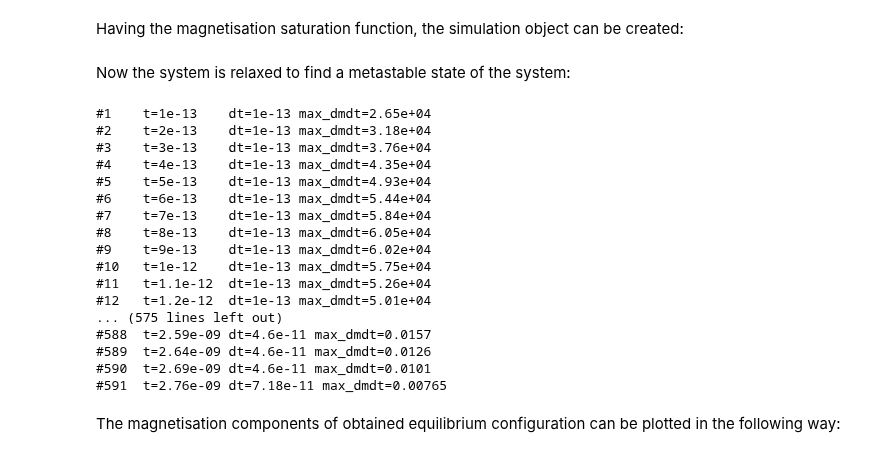
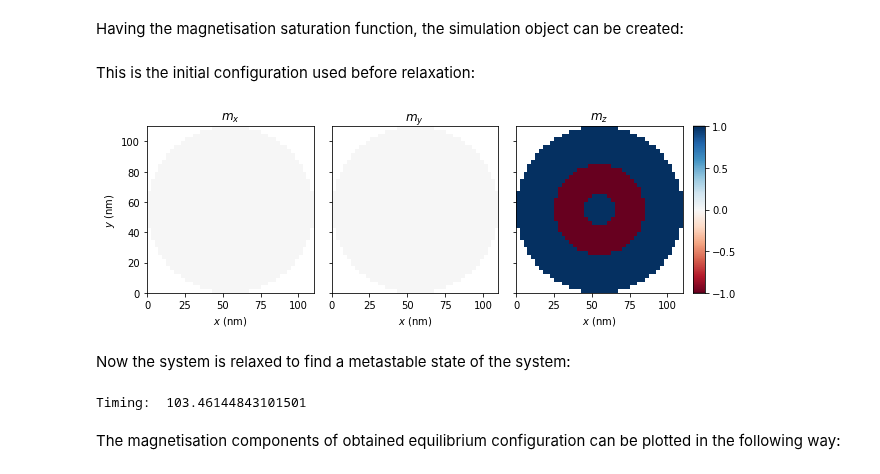
Before and after one commit to computationalmodelling/fidimag, a Jupyter notebook: doc/ipynb/isolated_skyrmion.ipynb, the cells around one changed output. Saved outputs shown, nothing was run; the diff lists cells and outputs as text; code cells hidden in the pictures.

```diff
--- a/doc/ipynb/isolated_skyrmion.ipynb
+++ b/doc/ipynb/isolated_skyrmion.ipynb
@@ -79,6 +80,7 @@ gamma = 2.211e5  # gyromagnetic ration (m/As)
 
 # Create simulation object.
 sim = Sim(mesh)
+# sim = Sim(mesh, driver='steepest_descent')
 sim.Ms = Ms_function(Ms)
 sim.driver.alpha = alpha
 sim.driver.gamma = gamma
@@ -90,34 +92,31 @@ sim.add(Demag())
 
 # Since the magnetisation dynamics is not important in this stage,
 # the precession term in LLG equation can be set to artificially zero.
-sim.driver.do_precession = False
+# sim.driver.do_precession = False
+
+sim.driver.tmax = 1
 
 # Initialise the system.
 sim.set_m(init_m)
+# %% [markdown]
+This is the initial configuration used before relaxation:
+# %%
+plot(sim, component='all', z=0.0, cmap='RdBu')
+# %% [output]
+[figure, added]
 # %% [markdown]
 Now the system is relaxed to find a metastable state of the system:
 # %%
-# PYTEST_VALIDATE_IGNORE_OUTPUT
+%%capture
 # Relax the system to its equilibrium.
+# We will time the code using 3 threads in an i7-4790
+start = time.time()
 sim.driver.relax(dt=1e-13, stopping_dmdt=0.01, max_steps=5000, save_m_steps=None, save_vtk_steps=None)
+end = time.time()
-# %% [output]
-#1    t=1e-13    dt=1e-13 max_dmdt=2.65e+04
-#2    t=2e-13    dt=1e-13 max_dmdt=3.18e+04
-#3    t=3e-13    dt=1e-13 max_dmdt=3.76e+04
-#4    t=4e-13    dt=1e-13 max_dmdt=4.35e+04
-#5    t=5e-13    dt=1e-13 max_dmdt=4.93e+04
-#6    t=6e-13    dt=1e-13 max_dmdt=5.44e+04
-#7    t=7e-13    dt=1e-13 max_dmdt=5.84e+04
-#8    t=8e-13    dt=1e-13 max_dmdt=6.05e+04
-#9    t=9e-13    dt=1e-13 max_dmdt=6.02e+04
-#10   t=1e-12    dt=1e-13 max_dmdt=5.75e+04
-#11   t=1.1e-12  dt=1e-13 max_dmdt=5.26e+04
-#12   t=1.2e-12  dt=1e-13 max_dmdt=5.01e+04
-... (575 lines left out)
-#588  t=2.59e-09 dt=4.6e-11 max_dmdt=0.0157
-#589  t=2.64e-09 dt=4.6e-11 max_dmdt=0.0126
-#590  t=2.69e-09 dt=4.6e-11 max_dmdt=0.0101
-#591  t=2.76e-09 dt=7.18e-11 max_dmdt=0.00765
+# %%
+print('Timing: ', end - start)
+# %% [output]
+Timing:  103.46144843101501
 # %%
 sim.save_vtk()
 # %% [markdown]
```
Also changed, not shown: parts of 12 cells of this notebook, 4 other files.
